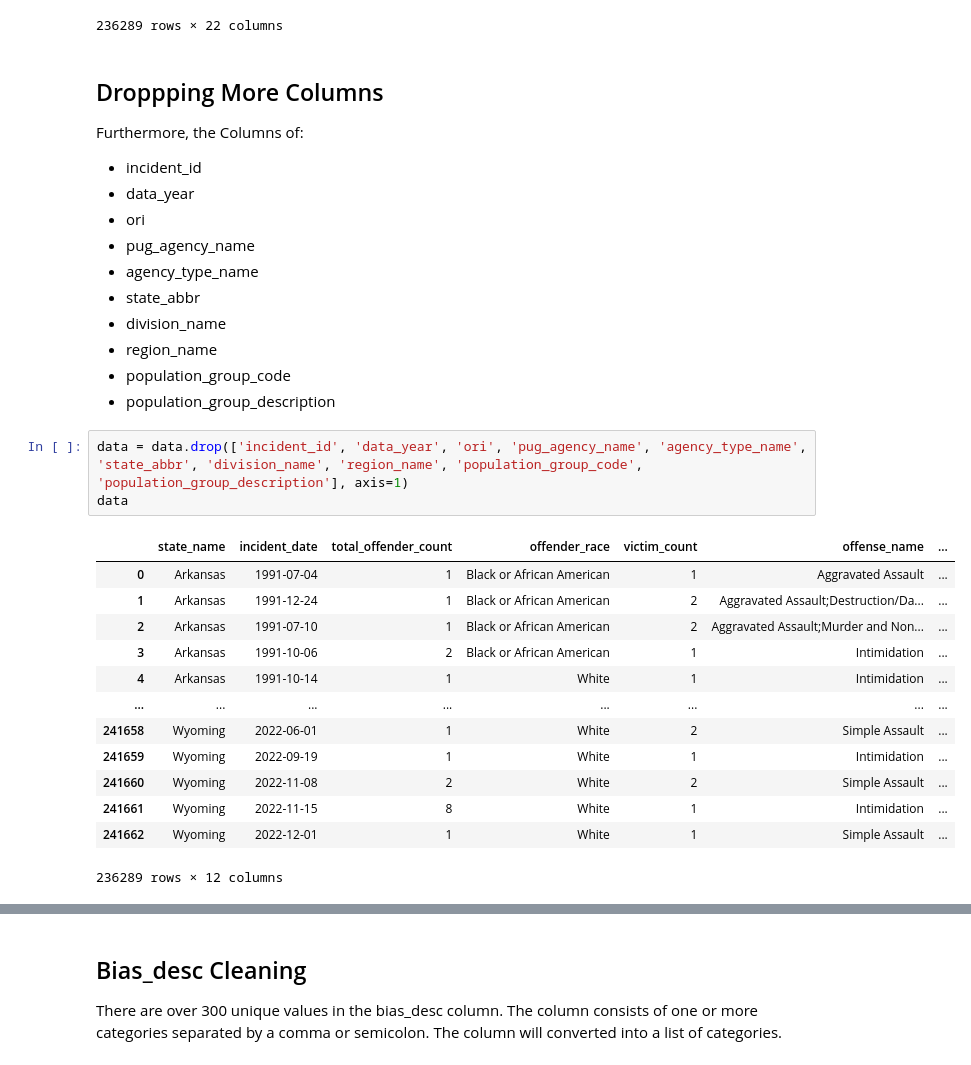
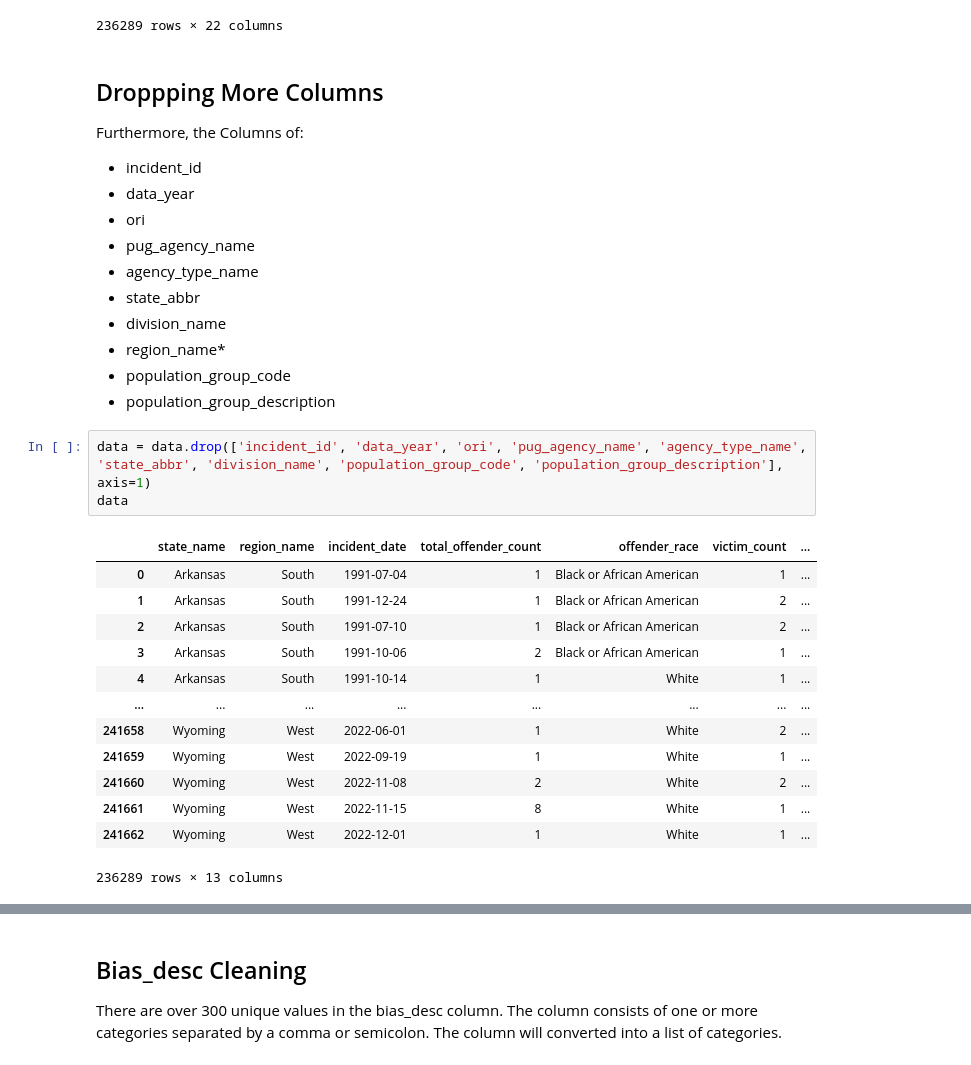
Before and after one commit to UWI-Zess/COMP6940-Project, a Jupyter notebook: main.ipynb, the cells around one changed output, grey strips where cells are left out. Saved outputs shown, nothing was run; the diff lists cells and outputs as text.

```diff
--- a/main.ipynb
+++ b/main.ipynb
@@ -160,26 +160,26 @@ Furthermore, the Columns of:
 - agency_type_name
 - state_abbr
 - division_name
-- region_name
+- region_name*
 - population_group_code
 - population_group_description
 # %%
-data = data.drop(['incident_id', 'data_year', 'ori', 'pug_agency_name', 'agency_type_name', 'state_abbr', 'division_name', 'region_name', 'population_group_code', 'population_group_description'], axis=1)
+data = data.drop(['incident_id', 'data_year', 'ori', 'pug_agency_name', 'agency_type_name', 'state_abbr', 'division_name', 'population_group_code', 'population_group_description'], axis=1)
 data
 # %% [output]
-|  | state_name | incident_date | total_offender_count | offender_race | victim_count | offense_name | ... |
-| 0 | Arkansas | 1991-07-04 | 1 | Black or African American | 1 | Aggravated Assault | ... |
-| 1 | Arkansas | 1991-12-24 | 1 | Black or African American | 2 | Aggravated Assault;Destruction/Da... | ... |
-| 2 | Arkansas | 1991-07-10 | 1 | Black or African American | 2 | Aggravated Assault;Murder and Non... | ... |
-| 3 | Arkansas | 1991-10-06 | 2 | Black or African American | 1 | Intimidation | ... |
-| 4 | Arkansas | 1991-10-14 | 1 | White | 1 | Intimidation | ... |
+|  | state_name | region_name | incident_date | total_offender_count | offender_race | victim_count | ... |
+| 0 | Arkansas | South | 1991-07-04 | 1 | Black or African American | 1 | ... |
+| 1 | Arkansas | South | 1991-12-24 | 1 | Black or African American | 2 | ... |
+| 2 | Arkansas | South | 1991-07-10 | 1 | Black or African American | 2 | ... |
+| 3 | Arkansas | South | 1991-10-06 | 2 | Black or African American | 1 | ... |
+| 4 | Arkansas | South | 1991-10-14 | 1 | White | 1 | ... |
 | ... | ... | ... | ... | ... | ... | ... | ... |
-| 241658 | Wyoming | 2022-06-01 | 1 | White | 2 | Simple Assault | ... |
-| 241659 | Wyoming | 2022-09-19 | 1 | White | 1 | Intimidation | ... |
-| 241660 | Wyoming | 2022-11-08 | 2 | White | 2 | Simple Assault | ... |
-| 241661 | Wyoming | 2022-11-15 | 8 | White | 1 | Intimidation | ... |
-| 241662 | Wyoming | 2022-12-01 | 1 | White | 1 | Simple Assault | ... |
+| 241658 | Wyoming | West | 2022-06-01 | 1 | White | 2 | ... |
+| 241659 | Wyoming | West | 2022-09-19 | 1 | White | 1 | ... |
+| 241660 | Wyoming | West | 2022-11-08 | 2 | White | 2 | ... |
+| 241661 | Wyoming | West | 2022-11-15 | 8 | White | 1 | ... |
+| 241662 | Wyoming | West | 2022-12-01 | 1 | White | 1 | ... |
-236289 rows × 12 columns
+236289 rows × 13 columns
 # %%
 data.info()
 # %% [output]
```
Also changed, not shown: parts of 33 cells of this notebook, 1 other file.
